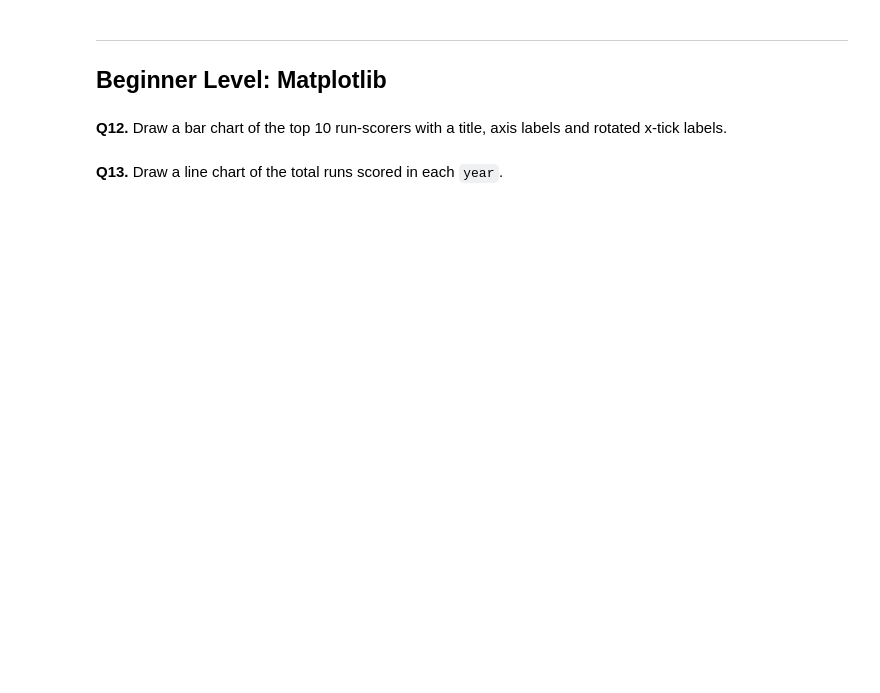
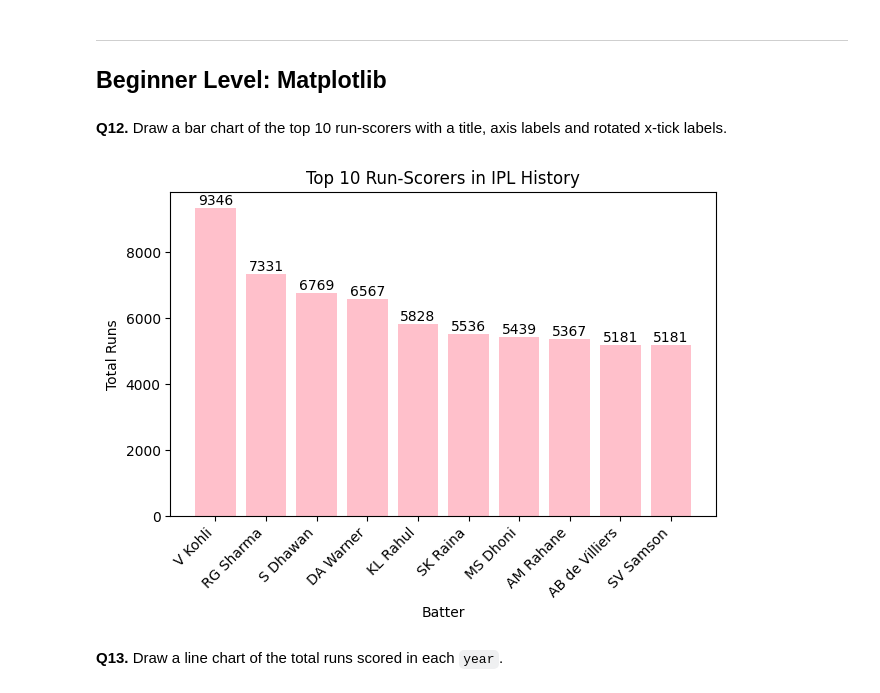
Before and after one commit to AnshuAnshu01/Data_Analytics_Python, a Jupyter notebook: IPL/IPL_Practice_Questions.ipynb, the cells around one changed output. Drawn from its saved outputs; the diff is of its cells as text; code cells hidden in the pictures; blank space fills up the shorter version.

```diff
--- a/IPL/IPL_Practice_Questions.ipynb
+++ b/IPL/IPL_Practice_Questions.ipynb
@@ -14,7 +14,7 @@ import pandas as pd, numpy as np
 import matplotlib.pyplot as plt
 import seaborn as sns
 
-df = pd.read_csv("IPL.csv", low_memory=False)
+df = pd.read_csv("IPL.csv")
 # %% [markdown]
 ---
 ## Beginner Level: Pandas Basics
@@ -36,0 +86,5 @@ df = pd.read_csv("IPL.csv", low_memory=False)
+# %%
+# Your code here
+df["date"] = pd.to_datetime(df["date"])
+print("Earliest:", df["date"].min())
+print("Latest:  ", df["date"].max())
@@ -63,0 +185,5 @@ df = pd.read_csv("IPL.csv", low_memory=False)
+# %%
+# Your code here
+df["ball_type"] = np.where(df["runs_batter"].isin([4, 6]), "Boundary", "Non-Boundary")
+
+print(df["ball_type"].value_counts())
@@ -75,2 +210,22 @@ df = pd.read_csv("IPL.csv", low_memory=False)
+# %%
+# Your code here
+top10 = (df.groupby("batter")["runs_batter"]
+           .sum()
+           .sort_values(ascending=False)
+           .head(10))
+
+fig, ax = plt.subplots()
+bars = ax.bar(top10.index, top10.values, color="pink")
+
+ax.set_title("Top 10 Run-Scorers in IPL History")
+ax.set_xlabel("Batter")
+ax.set_ylabel("Total Runs")
+plt.xticks(rotation=45, ha="right")
+ax.bar_label(bars)
+
+plt.tight_layout()
+plt.show()
+# %% [output]
+[figure, added]
 # %% [markdown]
 **Q13.** Draw a line chart of the total runs scored in each `year`.
```
Also changed, not shown: parts of 48 cells of this notebook.
